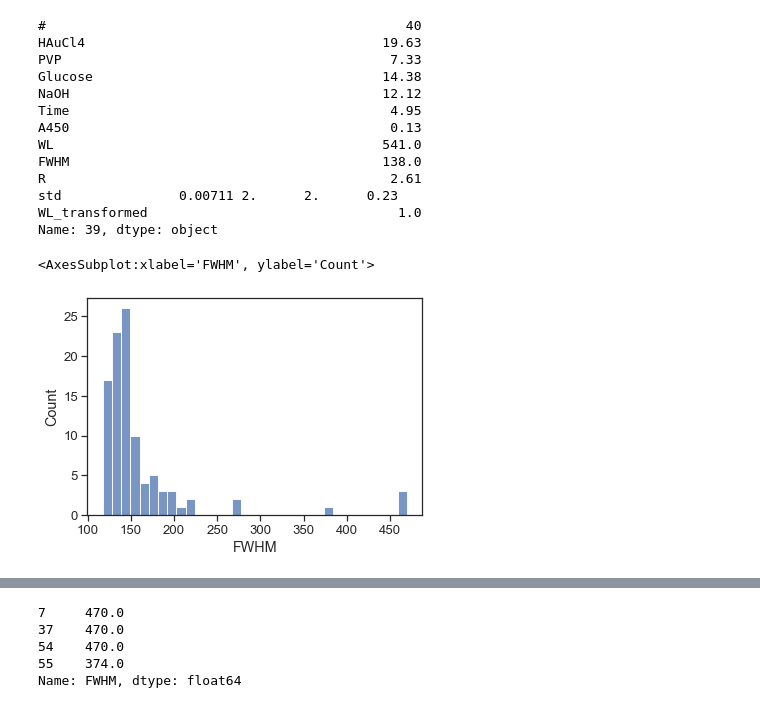
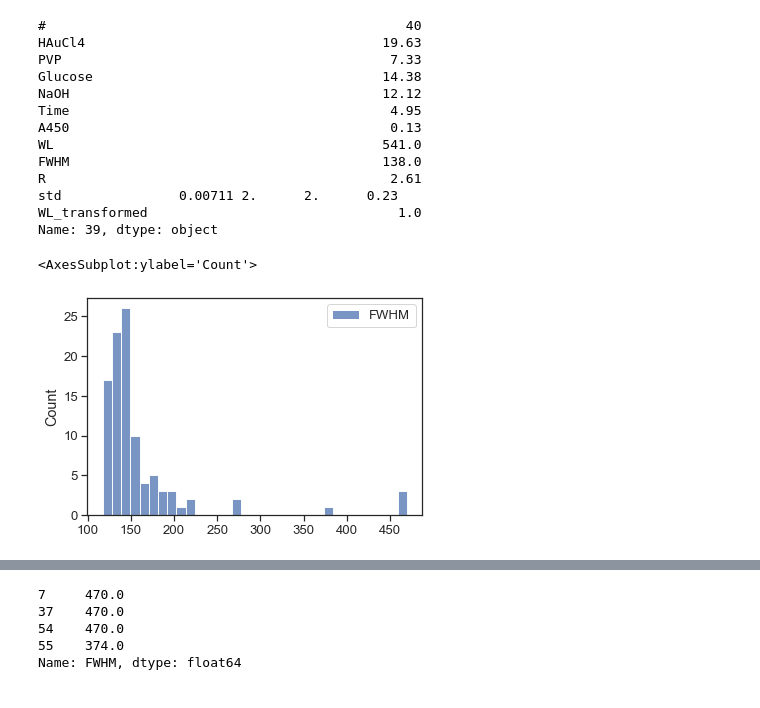
Before and after one commit to htao7/goldnp_data, a Jupyter notebook: plots.ipynb, the cells around one changed output, grey strips where cells are left out. Saved outputs shown, nothing was run; the diff lists cells and outputs as text; code cells hidden in the pictures.

```diff
--- a/plots.ipynb
+++ b/plots.ipynb
@@ -90,7 +90,7 @@ std               0.00711 2.      2.      0.23
 WL_transformed                                1.0
 Name: 39, dtype: object
 # %%
-sns.histplot(data.loc[:, 'FWHM'])
+sns.histplot(data.loc[:, ['FWHM']])
 # %% [output]
-<AxesSubplot:xlabel='FWHM', ylabel='Count'>
+<AxesSubplot:ylabel='Count'>
-[figure, old version]
+[figure, new version]
```
Also changed, not shown: parts of 2 cells of this notebook, 2 other files.
